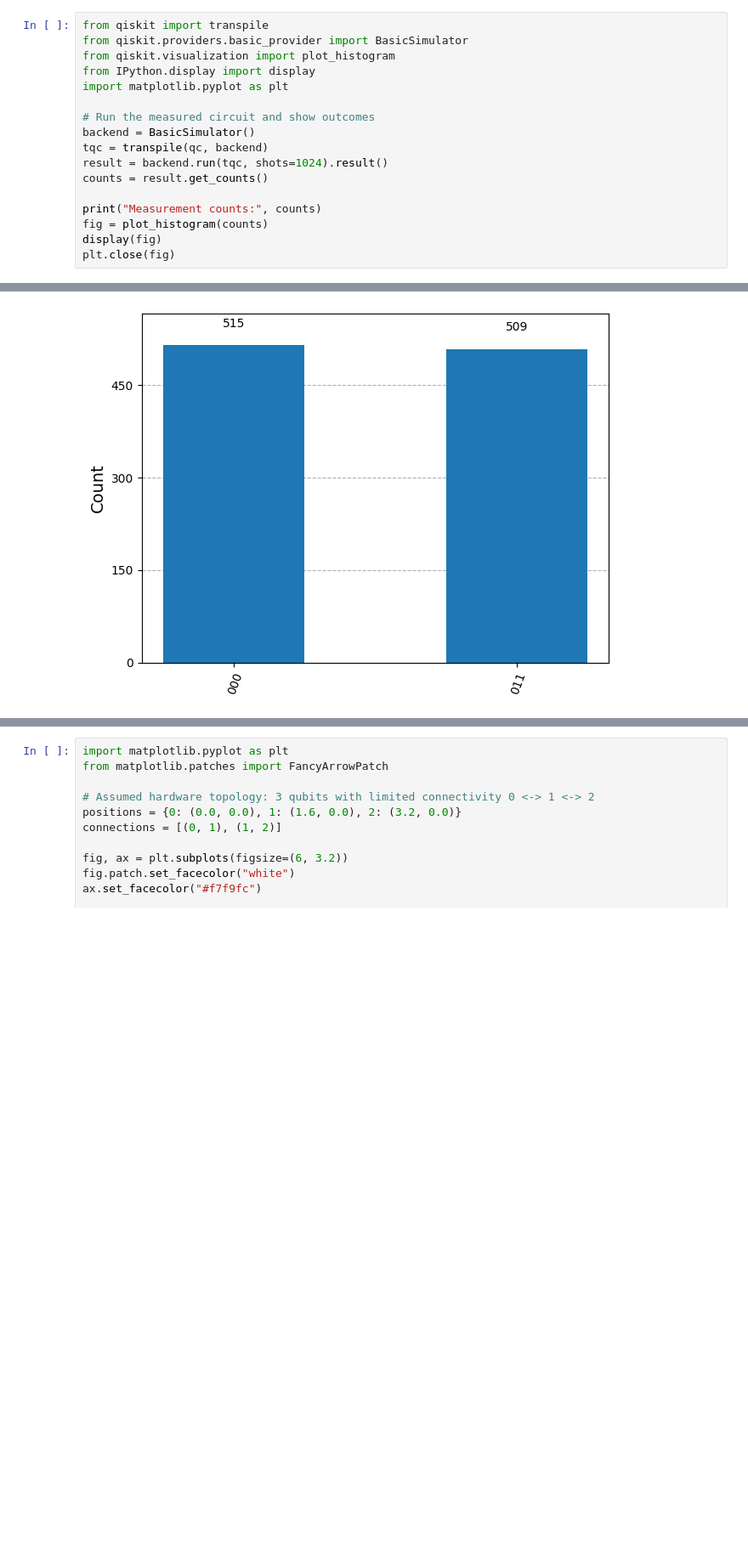
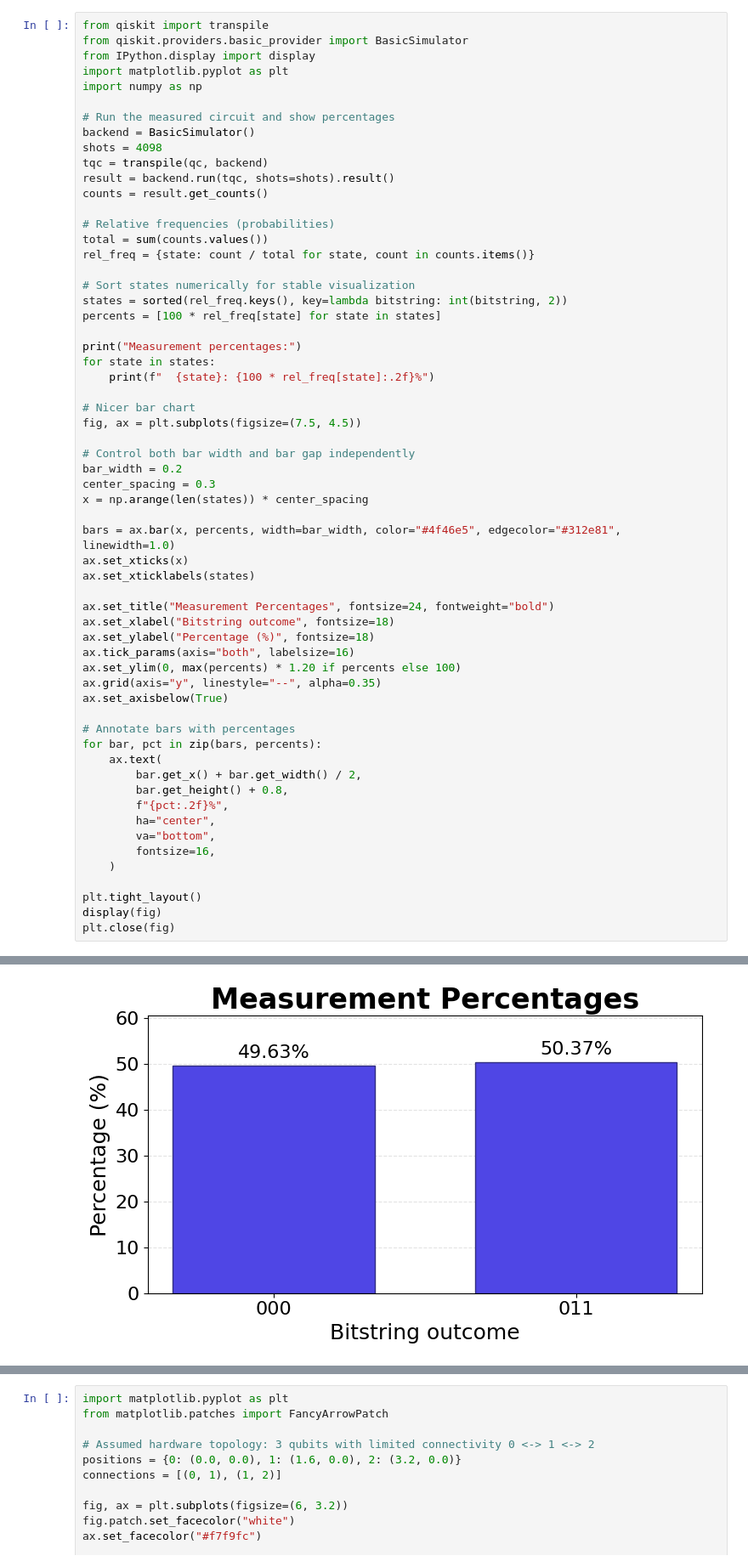
Before and after one commit to amacaluso/quantum-compilation-noise-demo, a Jupyter notebook: Compilation Example.ipynb, the cells around one changed output, grey strips where cells are left out. Shown at 85% size. Drawn from its saved outputs; the diff is of its cells as text; blank space fills up the shorter version.

Commit message:
circuits multiple gates

```diff
--- a/Compilation Example.ipynb
+++ b/Compilation Example.ipynb
@@ -19,18 +159,61 @@ qc.draw("mpl")
 # %%
 from qiskit import transpile
 from qiskit.providers.basic_provider import BasicSimulator
-from qiskit.visualization import plot_histogram
 from IPython.display import display
 import matplotlib.pyplot as plt
+import numpy as np
 
-# Run the measured circuit and show outcomes
+# Run the measured circuit and show percentages
 backend = BasicSimulator()
+shots = 4098
 tqc = transpile(qc, backend)
-result = backend.run(tqc, shots=1024).result()
+result = backend.run(tqc, shots=shots).result()
 counts = result.get_counts()
 
-print("Measurement counts:", counts)
-fig = plot_histogram(counts)
+# Relative frequencies (probabilities)
+total = sum(counts.values())
+rel_freq = {state: count / total for state, count in counts.items()}
+
+# Sort states numerically for stable visualization
+states = sorted(rel_freq.keys(), key=lambda bitstring: int(bitstring, 2))
+percents = [100 * rel_freq[state] for state in states]
+
+print("Measurement percentages:")
+for state in states:
+    print(f"  {state}: {100 * rel_freq[state]:.2f}%")
+
+# Nicer bar chart
+fig, ax = plt.subplots(figsize=(7.5, 4.5))
+
+# Control both bar width and bar gap independently
+bar_width = 0.2
+center_spacing = 0.3
+x = np.arange(len(states)) * center_spacing
+
+bars = ax.bar(x, percents, width=bar_width, color="#4f46e5", edgecolor="#312e81", linewidth=1.0)
+ax.set_xticks(x)
+ax.set_xticklabels(states)
+
+ax.set_title("Measurement Percentages", fontsize=24, fontweight="bold")
+ax.set_xlabel("Bitstring outcome", fontsize=18)
+ax.set_ylabel("Percentage (%)", fontsize=18)
+ax.tick_params(axis="both", labelsize=16)
+ax.set_ylim(0, max(percents) * 1.20 if percents else 100)
+ax.grid(axis="y", linestyle="--", alpha=0.35)
+ax.set_axisbelow(True)
+
+# Annotate bars with percentages
+for bar, pct in zip(bars, percents):
+    ax.text(
+        bar.get_x() + bar.get_width() / 2,
+        bar.get_height() + 0.8,
+        f"{pct:.2f}%",
+        ha="center",
+        va="bottom",
+        fontsize=16,
+    )
+
+plt.tight_layout()
 display(fig)
 plt.close(fig)
 # %% [output]
@@ -38 +223 @@ Measurement counts: {'011': 509, '000': 515}
-[figure, old version]
+[figure, new version]
```
Also changed, not shown: parts of 9 cells of this notebook.
